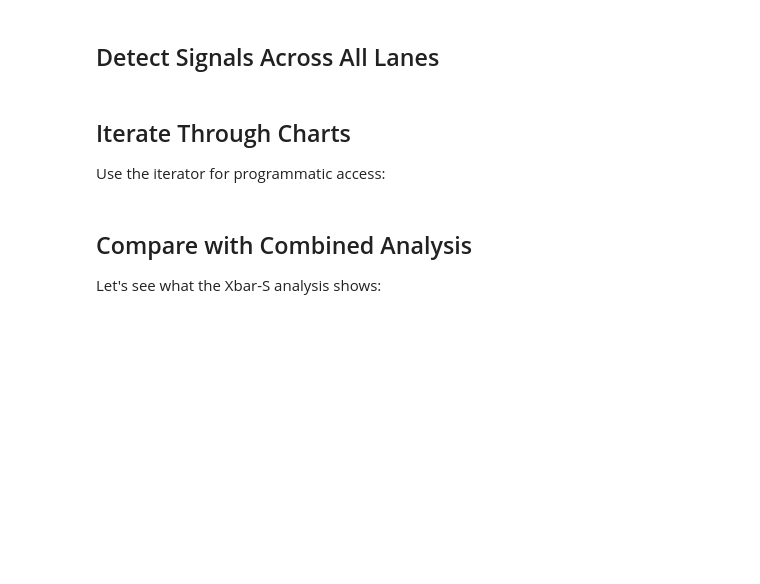
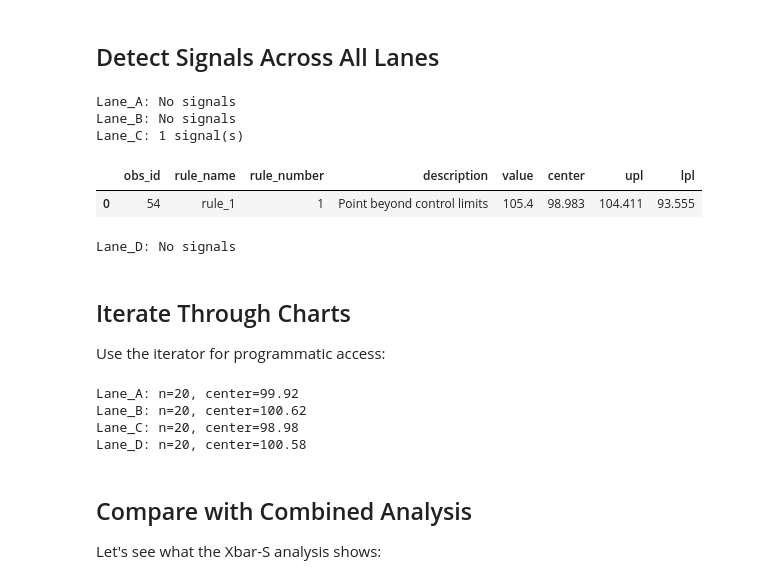
Before and after one commit to cnicholas/processbehavior, a Jupyter notebook: docs/tutorials/stratified-analysis.ipynb, the cells around one changed output. Cells and saved outputs as stored; diff of their text form; code cells hidden in the pictures; blank space fills up the shorter version.

```diff
--- a/docs/tutorials/stratified-analysis.ipynb
+++ b/docs/tutorials/stratified-analysis.ipynb
@@ -105,5 +138,5 @@ lane_a_data.head(10)
 # %%
 # Each lane has its own control limits
 for lane in lanes:
-    stats = result.get_statistics(f'Imr_{lane}')
-    print(f"{lane}: CL={stats['center']:.2f}, UCL={stats['ucl']:.2f}, LCL={stats['lcl']:.2f}")
+    stats = result.get_statistics(lane)
+    print(f"{lane}: CL={stats['center']:.2f}, UCL={stats['upl']:.2f}, LCL={stats['lpl']:.2f}")
@@ -136,14 +174,20 @@ fig.show()
 # %%
 # Detect signals on all stratified charts
 for lane in lanes:
-    chart_name = f'Imr_{lane}'
-    signals = result.detect_signals(chart=chart_name, rules='extended')
+    signals = result.detect_signals(chart=lane)
 
     if signals.has_signals:
         print(f"{lane}: {signals.count} signal(s)")
         display(signals.violations)
     else:
         print(f"{lane}: No signals")
+# %% [output]
+Lane_A: No signals
+Lane_B: No signals
+Lane_C: 1 signal(s)
+|  | obs_id | rule_name | rule_number | description | value | center | upl | lpl |
+| 0 | 54 | rule_1 | 1 | Point beyond control limits | 105.4 | 98.983 | 104.411 | 93.555 |
+Lane_D: No signals
 # %% [markdown]
 ## Iterate Through Charts
 
@@ -152,6 +196,11 @@ Use the iterator for programmatic access:
 # Process all charts
 for name, data, stats in result.iter_charts():
     print(f"{name}: n={len(data)}, center={stats['center']:.2f}")
+# %% [output]
+Lane_A: n=20, center=99.92
+Lane_B: n=20, center=100.62
+Lane_C: n=20, center=98.98
+Lane_D: n=20, center=100.58
 # %% [markdown]
 ## Compare with Combined Analysis
 
```
Also changed, not shown: parts of 8 cells of this notebook, 15 other files.
